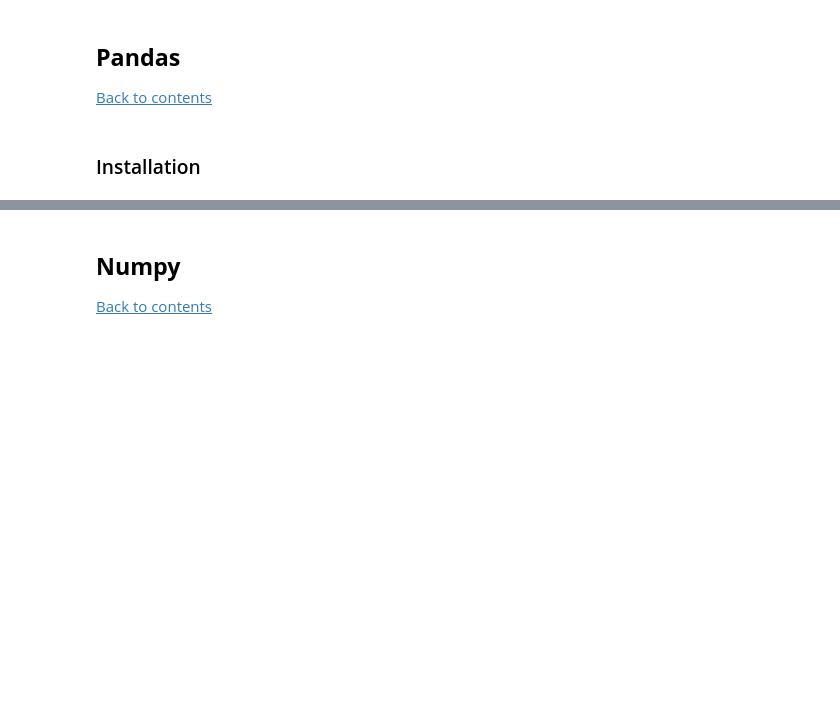
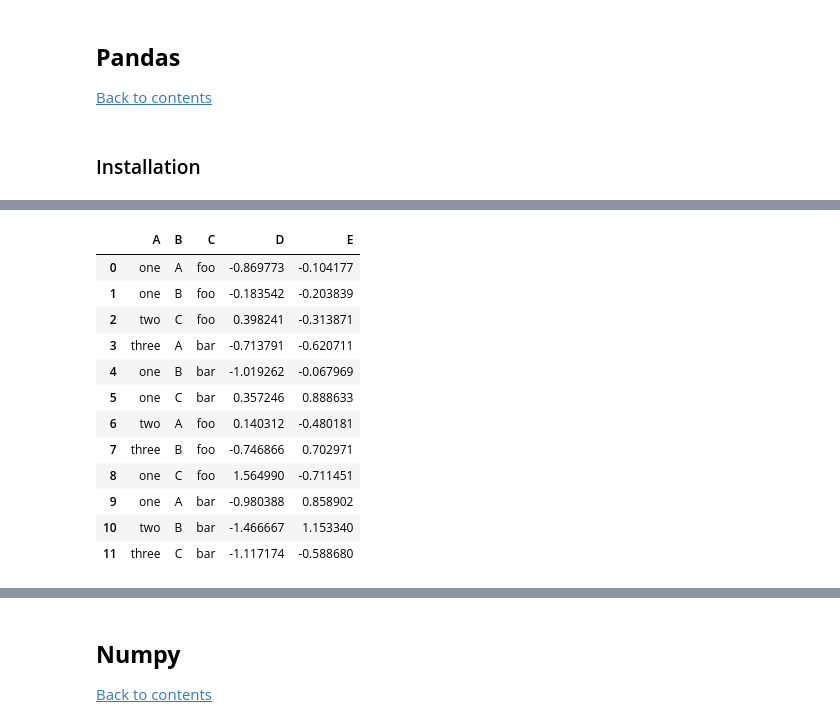
Before and after one commit to ManashJKonwar/Training-Python, a Jupyter notebook: day_4.ipynb, the cells around one changed output, grey strips where cells are left out. Saved outputs shown, nothing was run; the diff lists cells and outputs as text; code cells hidden in the pictures; blank space fills up the shorter version.

Commit message:
Enhancement: Adding_pandas_code_executions
Signed-off-by: ManashJKonwar <rickykonwar@gmail.com>

```diff
--- a/day_4.ipynb
+++ b/day_4.ipynb
@@ -28,0 +540,26 @@ Refer to the outline of this notebook below to browse through different sections
+# %%
+# Generating a pandas dataframe for pivotting
+df = pd.DataFrame(
+    {
+    "A": ["one", "one", "two", "three"] * 3,
+    "B": ["A", "B", "C"] * 4,
+    "C": ["foo", "foo", "foo", "bar", "bar", "bar"] * 2,
+    "D": np.random.randn(12),
+    "E": np.random.randn(12),
+    }
+)
+df
+# %% [output]
+|  | A | B | C | D | E |
+| 0 | one | A | foo | -0.869773 | -0.104177 |
+| 1 | one | B | foo | -0.183542 | -0.203839 |
+| 2 | two | C | foo | 0.398241 | -0.313871 |
+| 3 | three | A | bar | -0.713791 | -0.620711 |
+| 4 | one | B | bar | -1.019262 | -0.067969 |
+| 5 | one | C | bar | 0.357246 | 0.888633 |
+| 6 | two | A | foo | 0.140312 | -0.480181 |
+| 7 | three | B | foo | -0.746866 | 0.702971 |
+| 8 | one | C | foo | 1.564990 | -0.711451 |
+| 9 | one | A | bar | -0.980388 | 0.858902 |
+| 10 | two | B | bar | -1.466667 | 1.153340 |
+| 11 | three | C | bar | -1.117174 | -0.588680 |
```
Also changed, not shown: parts of 65 cells of this notebook.
